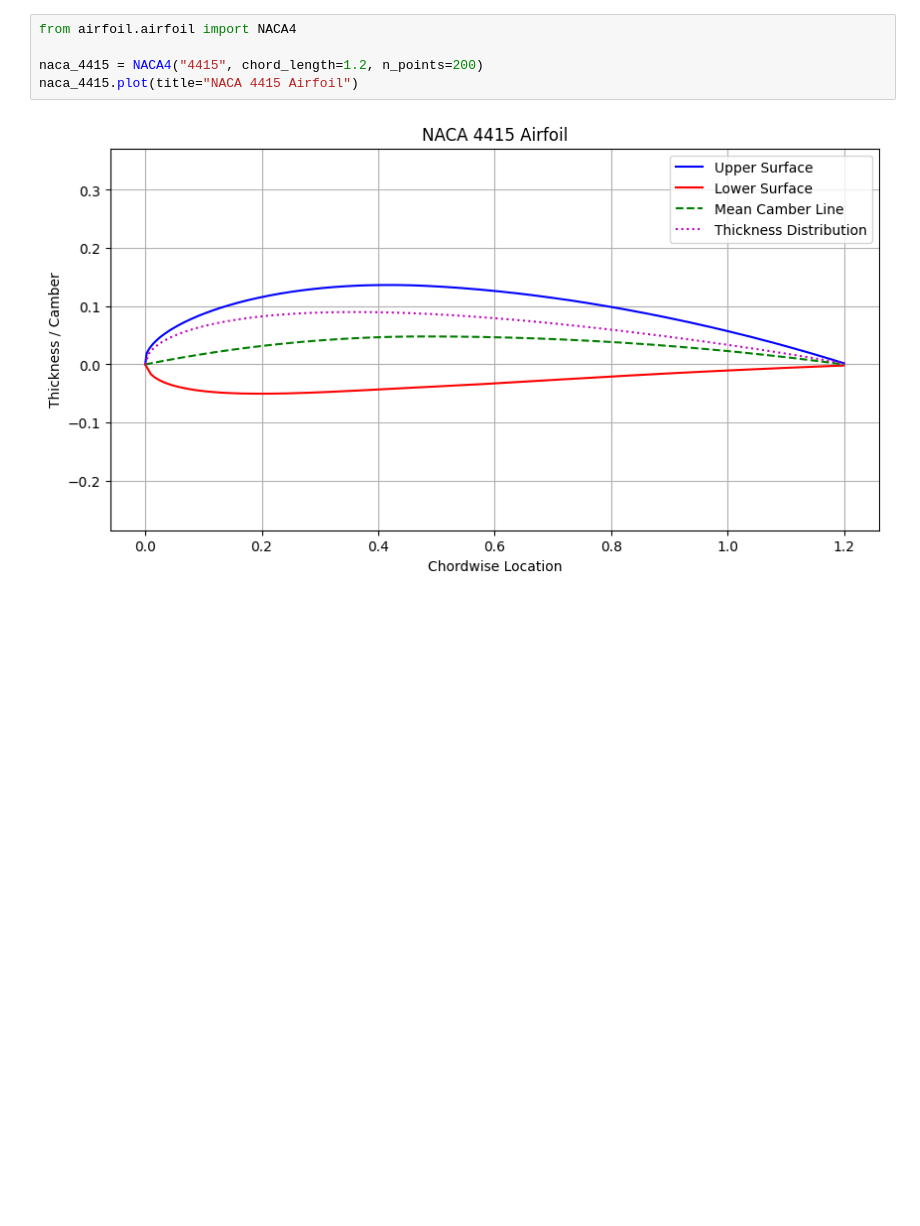
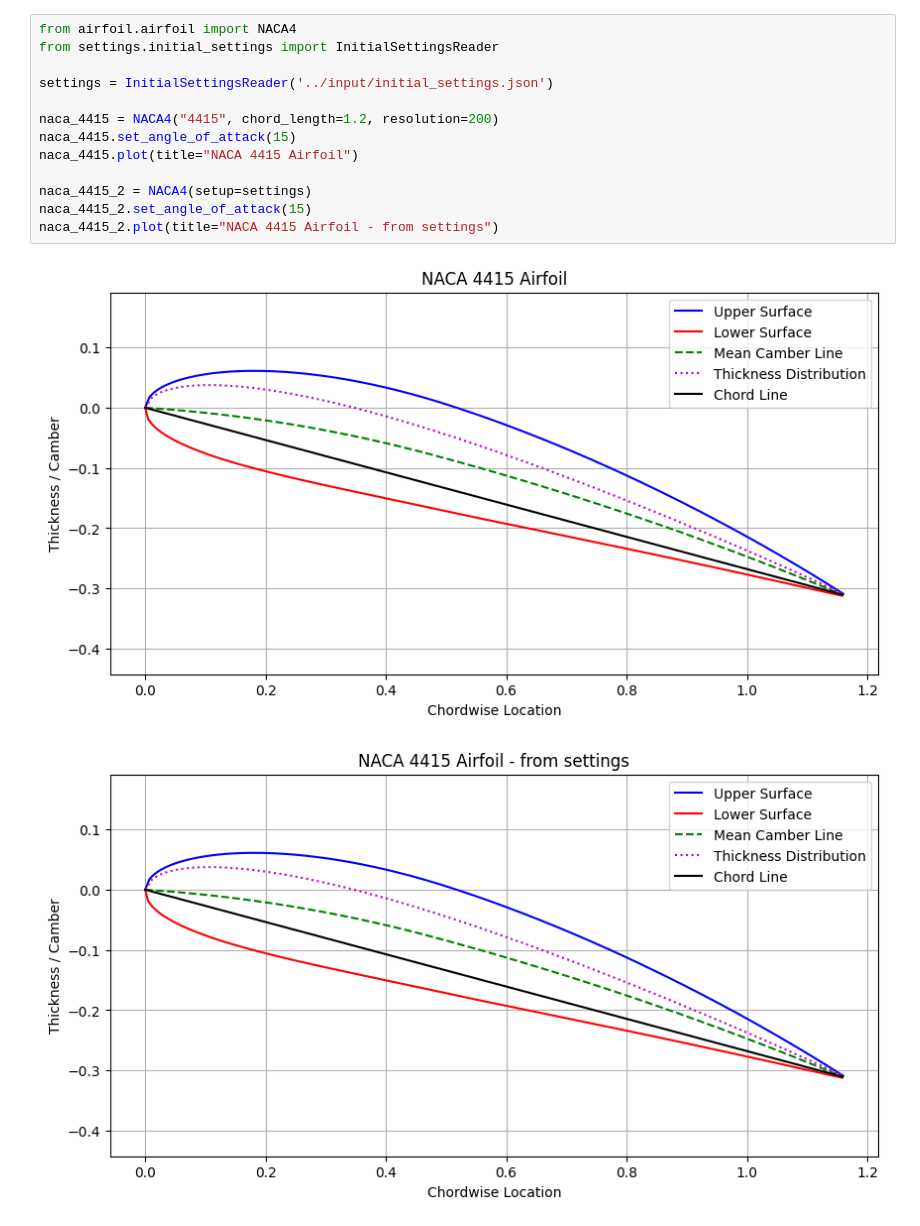
Before and after one commit to SethAlevy/OpenFOAM_airfoil, a Jupyter notebook: notebooks/airfoils.ipynb, the cells around one changed output. Cells and saved outputs as stored; diff of their text form; blank space fills up the shorter version.

```diff
--- a/notebooks/airfoils.ipynb
+++ b/notebooks/airfoils.ipynb
@@ -1,9 +1,18 @@
 # %%
 from airfoil.airfoil import NACA4
+from settings.initial_settings import InitialSettingsReader
 
-naca_4415 = NACA4("4415", chord_length=1.2, n_points=200)
+settings = InitialSettingsReader('../input/initial_settings.json')
+
+naca_4415 = NACA4("4415", chord_length=1.2, resolution=200)
+naca_4415.set_angle_of_attack(15)
 naca_4415.plot(title="NACA 4415 Airfoil")
+
+naca_4415_2 = NACA4(setup=settings)
+naca_4415_2.set_angle_of_attack(15)
+naca_4415_2.plot(title="NACA 4415 Airfoil - from settings")
 # %% [output]
-[figure, old version]
+[figure, new version]
+[figure, added]
 # %%
 from airfoil.airfoil import UIUCAirfoil
```
Also changed, not shown: parts of 2 cells of this notebook, 11 other files.
